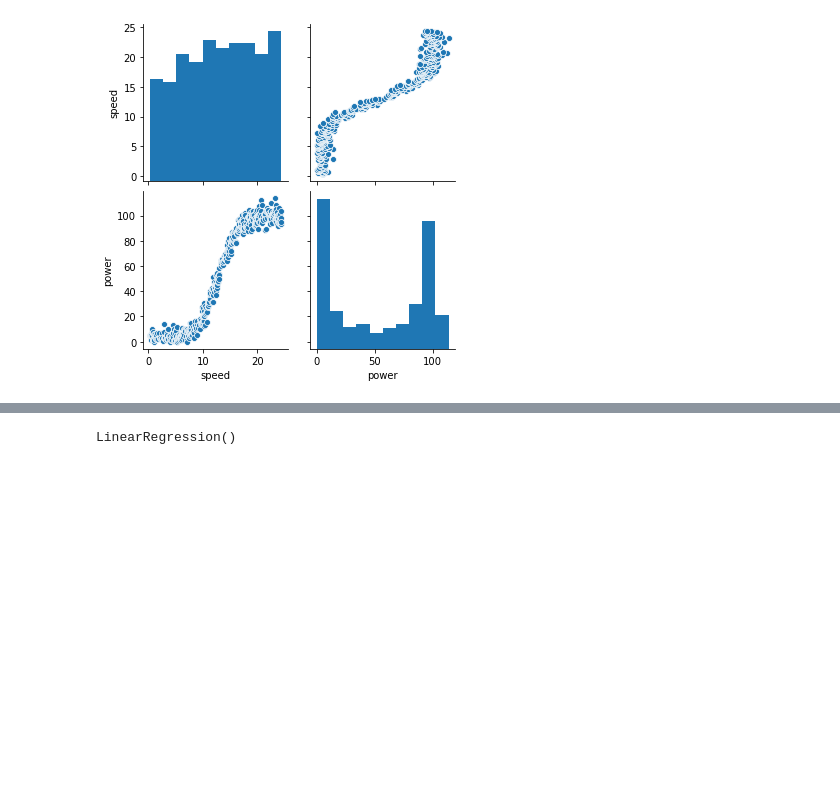
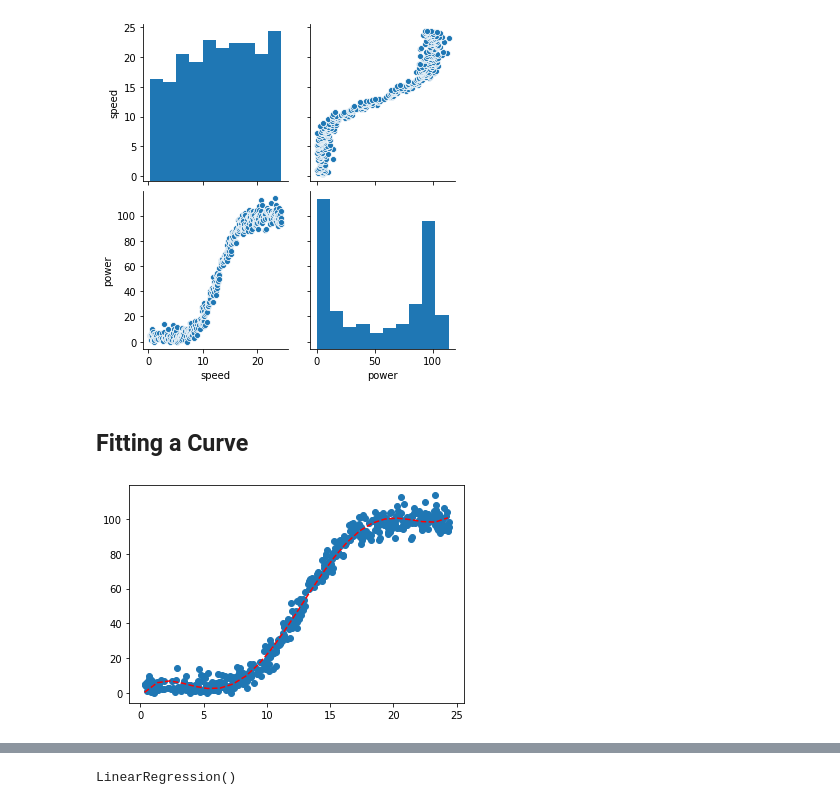
Before and after one commit to Freeha-S/Machine-Learning-Project2020, a Jupyter notebook: Project2020.ipynb, the cells around one changed output, grey strips where cells are left out. Cells and saved outputs as stored; diff of their text form; code cells hidden in the pictures; blank space fills up the shorter version.

```diff
--- a/Project2020.ipynb
+++ b/Project2020.ipynb
@@ -175,3 +177,33 @@ sns.pairplot(df)
 plt.show()
 # %% [output]
 [figure]
+# %% [markdown]
+## Fitting a Curve
+# %%
+#
+from scipy.optimize import curve_fit
+from matplotlib import pyplot
+
+# define the true objective function
+def objective(x, a, b, c, d, e, f):
+	return (a * x) + (b * x**2) + (c * x**3) + (d * x**4) + (e * x**5) + f
+
+
+# choose the input and output variables
+x, y = df['speed'], df['power']
+# curve fit
+popt, _ = curve_fit(objective, x, y)
+# summarize the parameter values
+a, b, c, d, e, f = popt
+# plot input vs output
+pyplot.scatter(x, y)
+# define a sequence of inputs between the smallest and largest known inputs
+x_line = np.arange(min(x), max(x), 1)
+# calculate the output for the range
+y_line = objective(x_line, a, b, c, d, e, f)
+# create a line plot for the mapping function
+pyplot.plot(x_line, y_line, '--', color='red')
+pyplot.show()
+# code adopted from https://machinelearningmastery.com/curve-fitting-with-python/
+# %% [output]
+[figure, added]
```
Also changed, not shown: parts of 31 cells of this notebook, 8 other files.
